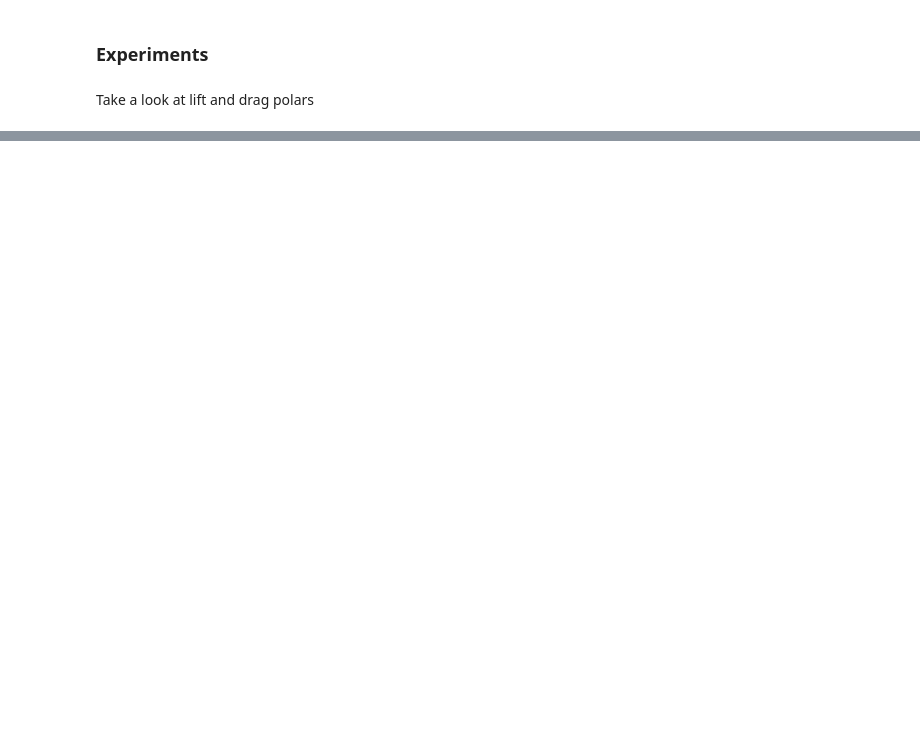
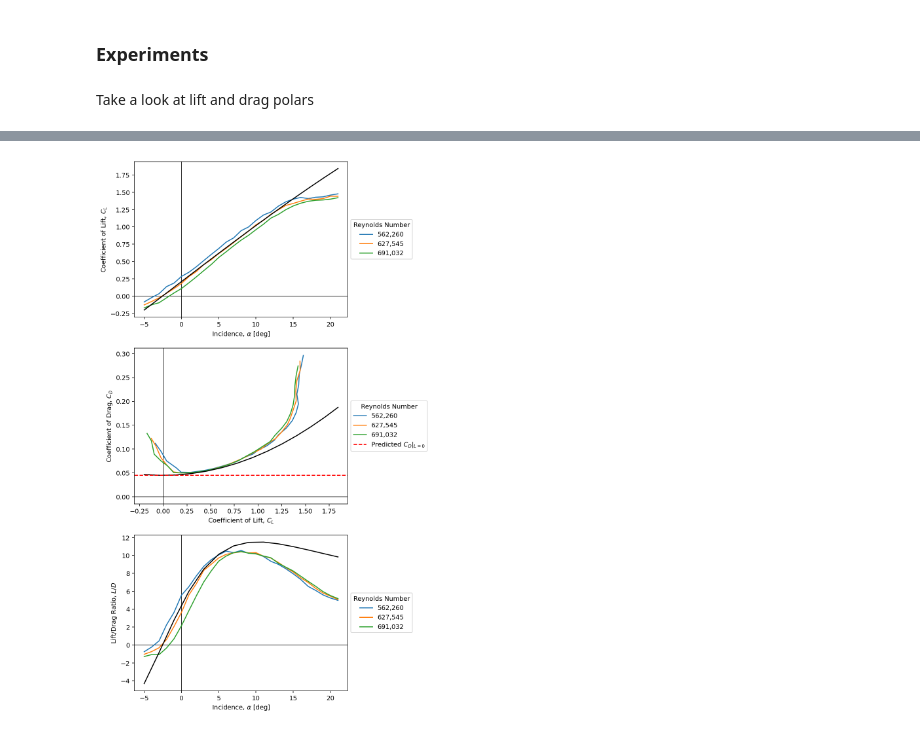
Before and after one commit to yaseen157/carpy, a Jupyter notebook: docs/source/user/Channel Crosser HPA/FX 76-MP-140 Characterisation.ipynb, the cells around one changed output, grey strips where cells are left out. Cells and saved outputs as stored; diff of their text form; code cells hidden in the pictures; blank space fills up the shorter version.

```diff
--- a/docs/source/user/Channel Crosser HPA/FX 76-MP-140 Characterisation.ipynb
+++ b/docs/source/user/Channel Crosser HPA/FX 76-MP-140 Characterisation.ipynb
@@ -16,0 +40,7 @@ fx76mp140.show()
+# %%
+section = geometry.WingSection(fx76mp140)
+section.chord = Quantity(50, "cm")
+
+wing2d = geometry.WingSections(b=4)
+wing2d[0] = section
+wing2d[1] = section
@@ -36,0 +77,7 @@ print(Re)
+# %%
+from carpy.aerodynamics import MixedBLDrag
+from carpy.utility import constants as co
+
+CDf_wt = 0.17
+soln_zl = MixedBLDrag(wing2d, TAS=18, Ks=co.MATERIAL.roughness_Ks.mylar, CDf_CD0=(CDf_wt / (1 - CDf_wt)))
+print(soln_zl)
@@ -103,0 +103,76 @@ for ax in axs:
+# %%
+from matplotlib import pyplot as plt
+import numpy as np
+from carpy.aerodynamics import HorseshoeVortex
+
+fig, axs = plt.subplots(3, 1, dpi=140, figsize=(6, 15))
+
+for run_name, df in dfs.items():
+
+    # Ignore any data points where the wind is off.
+    df = df[~df["Comment"].fillna("").str.contains("Wind off")]
+    df = df.dropna(axis=0, how="all")  # Drop empty rows
+
+    lift_tunnel = -df["Lift"]
+    drag_tunnel = df["Drag"]
+    alpha = df["Incidence"]
+
+    # Incase the lift and drag numbers from the tunnel aren't oriented with the wing chord
+    orientation = 0
+    lift = lift_tunnel * np.cos(orientation) - drag_tunnel * np.sin(orientation)
+    drag = drag_tunnel * np.cos(orientation) + lift_tunnel * np.sin(orientation)
+
+    q = df["DynPr Pa"]
+    V = df["Wind m/s"]
+    T = Quantity(df["T ºC"], "degC")
+
+    # Sutherland's law of kinematic viscosity
+    mu = co.STANDARD.ISO_2533.betaS * T ** 1.5
+    mu = mu / (T + co.STANDARD.ISO_2533.S)
+
+    rho = q / (0.5 * V ** 2)
+    Re = rho * V * section.chord / mu
+    label = f"{Re.mean():,.0f}"
+
+    cl = lift / (q * wing.Sref)
+    cd = drag / (q * wing.Sref)
+
+    # Lift-curve slope
+    axs[0].plot(alpha, cl, label=label)
+    axs[0].set_xlabel("Incidence, $\\alpha$ [deg]")
+    axs[0].set_ylabel("Coefficient of Lift, $C_L$")
+
+    # Drag polar
+    axs[1].plot(cl, cd, label=label)
+    axs[1].set_xlabel("Coefficient of Lift, $C_L$")
+    axs[1].set_ylabel("Coefficient of Drag, $C_D$")
+
+    # Lift/drag vs incidence
+    axs[2].plot(alpha, cl/cd, label=label)
+    axs[2].set_xlabel("Incidence, $\\alpha$ [deg]")
+    axs[2].set_ylabel("Lift/Drag Ratio, $L/D$")
+
+# Compute results
+CLs = []
+CDs = []
+offset_deg = 5.5  # The computed zero-lift is this many degrees off the experimental zero-lift
+alphas = np.arange(-5, 23, 2)
+
+for alpha in alphas:
+    print(f"Computing {alpha=: >3.0f} [deg]  ", end="\r")
+
+    alpha_rad = np.radians(alpha-offset_deg)
+    soln = soln_zl + HorseshoeVortex(wing2d, TAS=18, alpha=alpha_rad)
+    CLs.append(soln.CL)
+    CDs.append(soln.CD)
+
+axs[0].plot(alphas, CLs, c="k")
+axs[1].plot(CLs, CDs, c="k")
+axs[1].axhline(soln_zl.CD, c="r", ls="--", label="Predicted $C_D|_{L=0}$")
+axs[2].plot(alphas, [CLs[i] / CDs[i] for i in range(len(alphas))], c="k");
+
+for ax in axs:
+    ax.legend(bbox_to_anchor=(1, 0.5), loc="center left", title="Reynolds Number")
+    ax.axhline(0, c="k", zorder=-10, lw=0.8)
+    ax.axvline(0, c="k", zorder=-10, lw=0.8)
+# %% [output]
@@ -103,0 +180 @@ for ax in axs:
+[figure, added]
```
Also changed, not shown: parts of 17 cells of this notebook, 2 other files.
